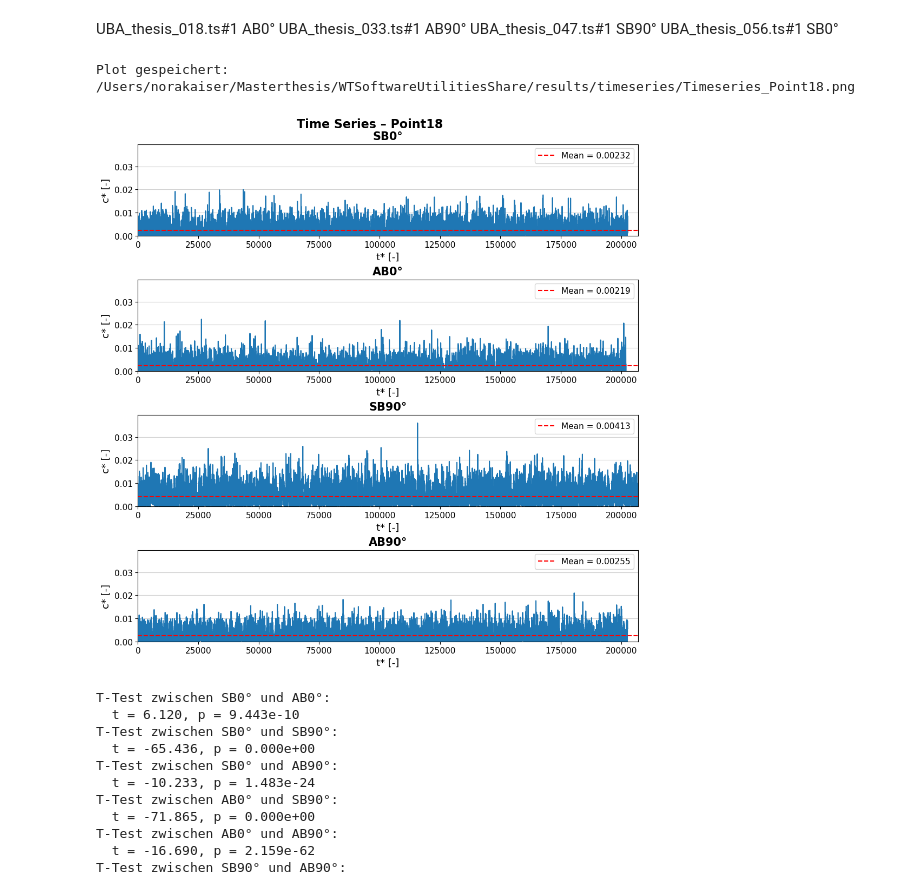
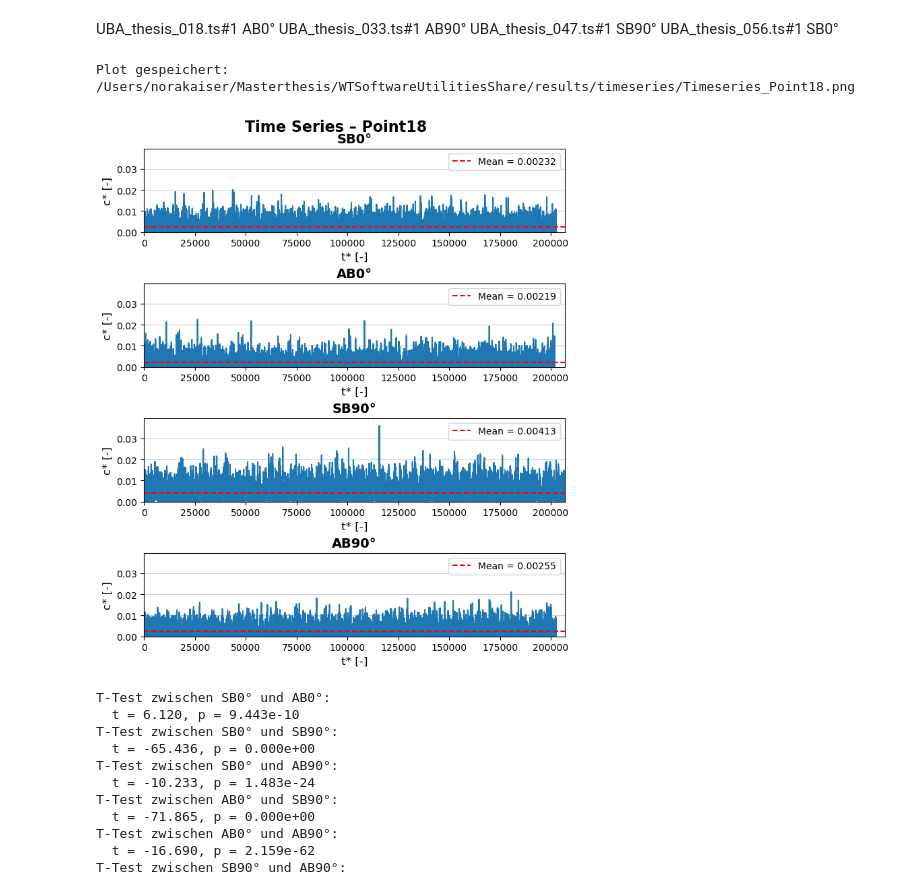
Before and after one commit to noradoralaexploradora/windtunnelsofware, a Jupyter notebook: DataAnalysis.ipynb, the cells around one changed output. Drawn from its saved outputs; the diff is of its cells as text; code cells hidden in the pictures.

```diff
--- a/DataAnalysis.ipynb
+++ b/DataAnalysis.ipynb
@@ -782,3 +782,10 @@ print(f"✅ Zusammenfassung der Messfehler gespeichert unter: {save_summary}")
 | 1 | IntermittencyFactor | 22 | 1.45 | 1.10 | 3.75 |
 | 3 | MeanEventDuration | 22 | 1.67 | 1.56 | 3.65 |
 ✅ Zusammenfassung der Messfehler gespeichert unter: /Users/norakaiser/Masterthesis/WTSoftwareUtilitiesShare/results/deviation/Summary_MeasurementErrors.csv
+# %%
+# absolute Pfadangabe zur Datei
+style_path = os.path.join(output_path, "thesis_style.mplstyle")
+
+# Stil aktivieren
+plt.style.use(style_path)
+plt.rcParams["font.family"]
@@ -1117,7 +1405,7 @@ scale_factor = 1.0 if max_val >= 1e-3 else 1 / max_val
 # --- Plotfunktion ---
 def plot_timeseries_fixed(ax, ts_data, scale_factor=1.0, color="tab:blue", mean_color="red",
                           xlabel="t* [-]", ylabel="c* [-]", title=None,
-                          title_fontsize=15, label_fontsize=13, tick_fontsize=11, legend_fontsize=11):
+                          title_fontsize=14, label_fontsize=12, tick_fontsize=10, legend_fontsize=10):
     """Plottet eine Zeitserie (dimensionslos) mit Mittelwert und fester Skalierung."""
     time = ts_data.non_dimensional_time
     series = ts_data.c_star * scale_factor
@@ -1135,40 +1423,40 @@ def plot_timeseries_fixed(ax, ts_data, scale_factor=1.0, color="tab:blue", mean_
     ax.legend(loc="upper right", fontsize=legend_fontsize, frameon=True)
 
 # --- Plot vorbereiten ---
-fig, axes = plt.subplots(len(ts_list), 1, figsize=(10, 2.5 * len(ts_list)), constrained_layout=True)
+fig, axes = plt.subplots(len(ts_list), 1, figsize=(7.0, 2.0 * len(ts_list)), constrained_layout=True)
 
 # Wenn nur eine Zeitserie → axes in Liste umwandeln
 if len(ts_list) == 1:
     axes = [axes]
 
 # --- Zeitserien zeichnen ---
 for ax, ts in zip(axes, ts_list):
     plot_timeseries_fixed(ax, ts, scale_factor=scale_factor, color="tab:blue")
 
 # --- Einheitliche Achsengrenzen ---
 xlim = (0, max(ts.non_dimensional_time.max() for ts in ts_list))
 ylim = (0, max(ts.c_star.max() for ts in ts_list) * scale_factor * 1.1)
 for ax in axes:
     ax.set(xlim=xlim, ylim=ylim)
 
 # --- Gesamttitel hinzufügen ---
 fig.suptitle(f"Time Series – {point_name}", fontsize=16, fontweight="bold", y=1.02)
 
 # --- Speichern ---
 def sanitize_title(title):
     return title.replace(" ", "").replace("/", "_").replace("\\", "_")
 
 filename = f"Timeseries_{point_name}.png"
 save_dir = os.path.join(output_path, "timeseries")
 os.makedirs(save_dir, exist_ok=True)
 full_output_file = os.path.join(save_dir, filename)
 
 plt.savefig(full_output_file, dpi=300, bbox_inches="tight")
 print(f"Plot gespeichert: {full_output_file}")
 plt.show()
 # %% [output]
 Plot gespeichert: /Users/norakaiser/Masterthesis/WTSoftwareUtilitiesShare/results/timeseries/Timeseries_Point18.png
-[figure, old version]
+[figure, new version]
 # %%
 from scipy import stats
 from windtunnel.concentration.CompareDatasets import create_boxplot
```
Also changed, not shown: parts of 9 cells of this notebook.
